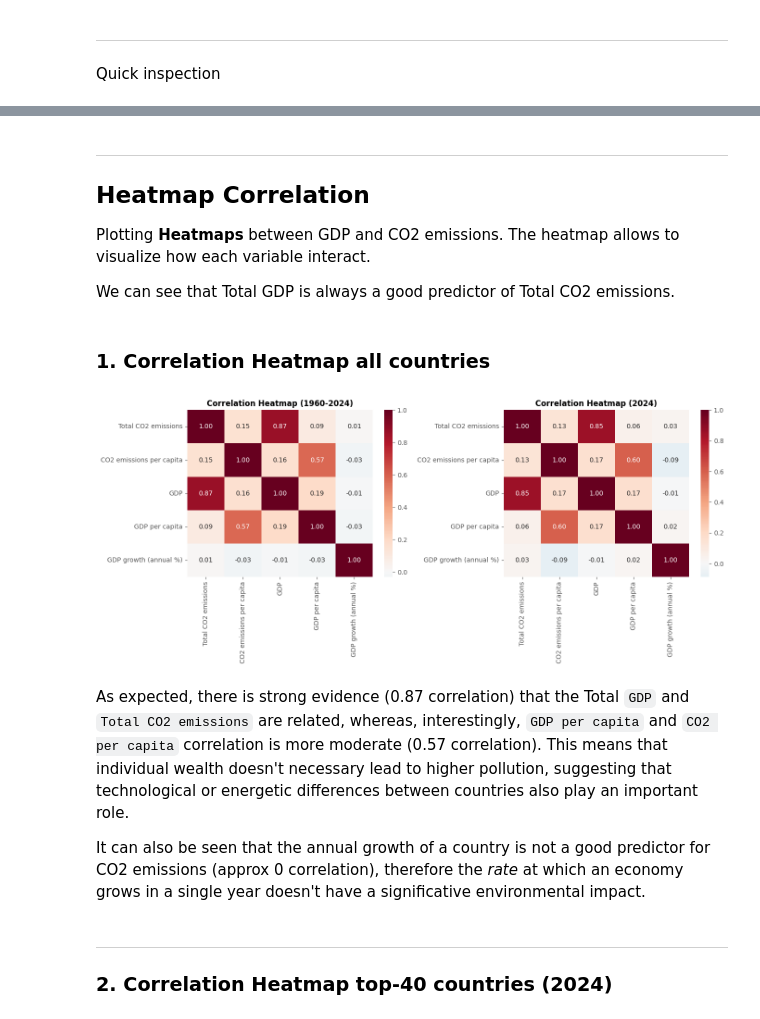
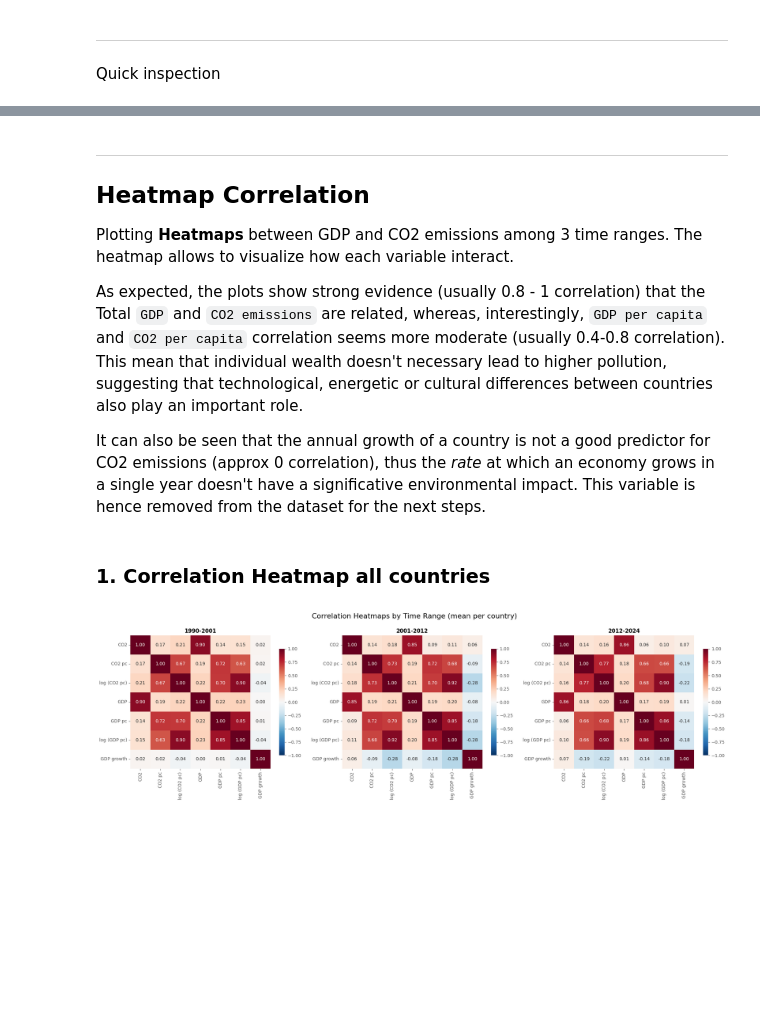
Before and after one commit to martinadep/co2_emissions_data_mining, a Jupyter notebook: notebooks/1b_EDA_heatmaps.ipynb, the cells around one changed output, grey strips where cells are left out. Drawn from its saved outputs; the diff is of its cells as text; code cells hidden in the pictures; blank space fills up the shorter version.

```diff
--- a/notebooks/1b_EDA_heatmaps.ipynb
+++ b/notebooks/1b_EDA_heatmaps.ipynb
@@ -37,14 +41,19 @@ df_top40.head()
 # %% [markdown]
  ---
 ## Heatmap Correlation
-Plotting **Heatmaps** between GDP and CO2 emissions. The heatmap allows to visualize how each variable interact.
+Plotting **Heatmaps** between GDP and CO2 emissions among 3 time ranges. The heatmap allows to visualize how each variable interact.
 
-We can see that Total GDP is always a good predictor of Total CO2 emissions.
+As expected, the plots show strong evidence (usually 0.8 - 1 correlation) that the Total `GDP` and `CO2 emissions` are related, whereas, interestingly, `GDP per capita` and `CO2 per capita` correlation seems more moderate (usually 0.4-0.8 correlation). This mean that individual wealth doesn't necessary lead to higher pollution, suggesting that technological, energetic or cultural differences between countries also play an important role.
+
+It can also be seen that the annual growth of a country is not a good predictor for CO2 emissions (approx 0 correlation), thus the _rate_ at which an economy grows in a single year doesn't have a significative environmental impact. This variable is hence removed from the dataset for the next steps.
 # %%
-import seaborn as sns
-import matplotlib.pyplot as plt
-import numpy as np
+# Columns for correlation
+numeric_cols = ['CO2 emissions', 'CO2 emissions per capita', 'log (CO2 pc)',
+                'GDP', 'GDP per capita', 'log (GDP pc)', 'GDP growth (annual %)']
+short_names = {'CO2 emissions': 'CO2', 'CO2 emissions per capita': 'CO2 pc',
+              'GDP': 'GDP', 'GDP per capita': 'GDP pc', 'GDP growth (annual %)': 'GDP growth'}
 
-# Columns for correlation
-numeric_cols = ['Total CO2 emissions', 'CO2 emissions per capita',
-                'GDP', 'GDP per capita', 'GDP growth (annual %)']
+num_ranges = 3
+
+min_year = df['Year'].min()
+max_year = df['Year'].max()
@@ -51,37 +109,11 @@ numeric_cols = ['Total CO2 emissions', 'CO2 emissions per capita',
 # %% [markdown]
 ### 1. Correlation Heatmap all countries
 # %%
-# Columns for correlation
-numeric_cols = ['Total CO2 emissions', 'CO2 emissions per capita',
-                'GDP', 'GDP per capita', 'GDP growth (annual %)']
-
-# Create figure with two subplots
-fig, axes = plt.subplots(1, 2, figsize=(14, 6))
-
-# Subplot 1: All years
-min_year = df['Year'].min()
-max_year = df['Year'].max()
-correlation_matrix_all = df[numeric_cols].corr()
-
-sns.heatmap(correlation_matrix_all, annot=True, cmap='RdBu_r', center=0, fmt=".2f", ax=axes[0])
-axes[0].set_title(f'Correlation Heatmap ({min_year}-{max_year})', fontsize=12, fontweight='bold')
-
-# Subplot 2: Year 2024
-df_2024 = df[df['Year'] == 2024]
-correlation_matrix_2024 = df_2024[numeric_cols].corr()
-
-sns.heatmap(correlation_matrix_2024, annot=True, cmap='RdBu_r', center=0, fmt=".2f", ax=axes[1])
-axes[1].set_title('Correlation Heatmap (2024)', fontsize=12, fontweight='bold')
-
-plt.tight_layout()
-plt.savefig('../outputs/plots/heatmaps/correlation_heatmap_gdp_co2_comparison.png', dpi=300, bbox_inches='tight')
-plt.show()
+create_correlation_heatmaps(
+    data=df,
+    title='Correlation Heatmaps by Time Range (mean per country)',
+    output_path='../plots/heatmaps/heatmap_gdp_co2.png',
+    short_names=short_names
+)
 # %% [output]
-[figure, old version]
+[figure, new version]
-# %% [markdown]
-As expected, there is strong evidence (0.87 correlation) that the Total `GDP` and `Total CO2 emissions` are related, whereas, interestingly, `GDP per capita` and `CO2 per capita` correlation is more moderate (0.57 correlation). This means that individual wealth doesn't necessary lead to higher pollution, suggesting that technological or energetic differences between countries also play an important role.
-
-It can also be seen that the annual growth of a country is not a good predictor for CO2 emissions (approx 0 correlation), therefore the _rate_ at which an economy grows in a single year doesn't have a significative environmental impact.
-# %% [markdown]
- ---
-### 2. Correlation Heatmap top-40 countries (2024)
```
Also changed, not shown: parts of 10 cells of this notebook, 40 other files.
